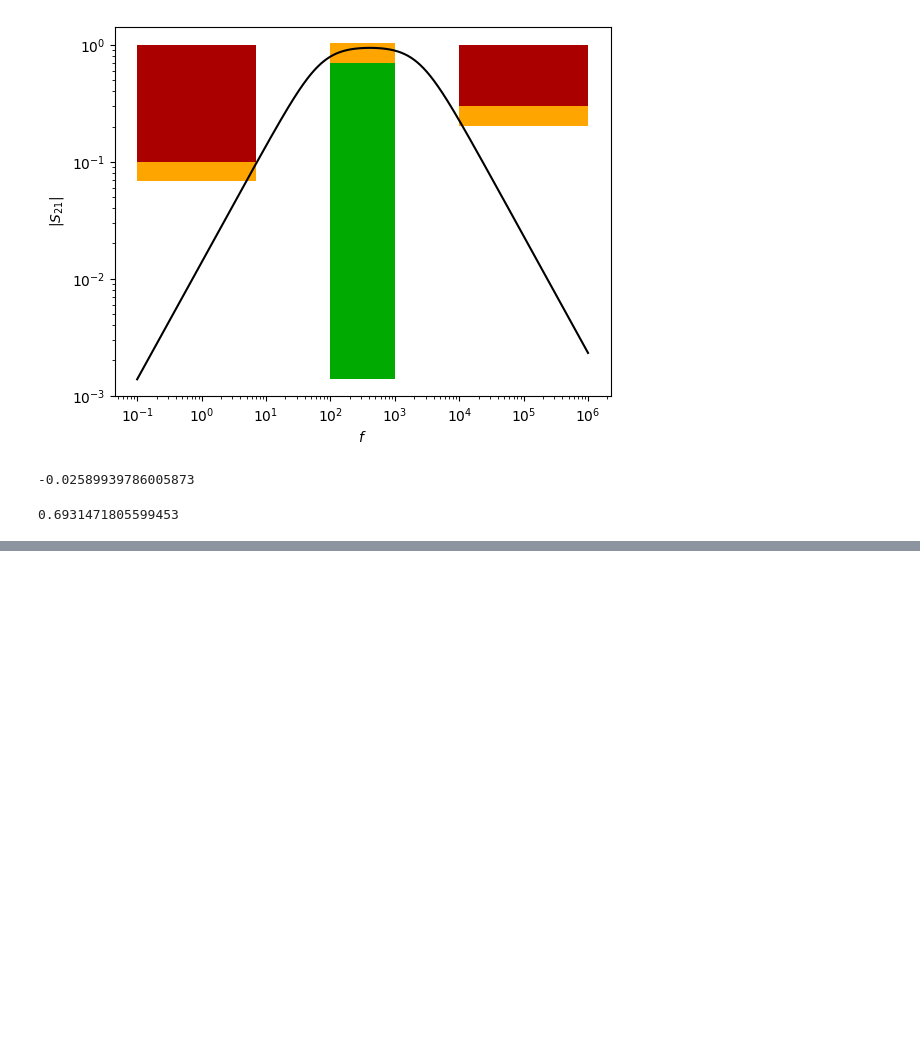
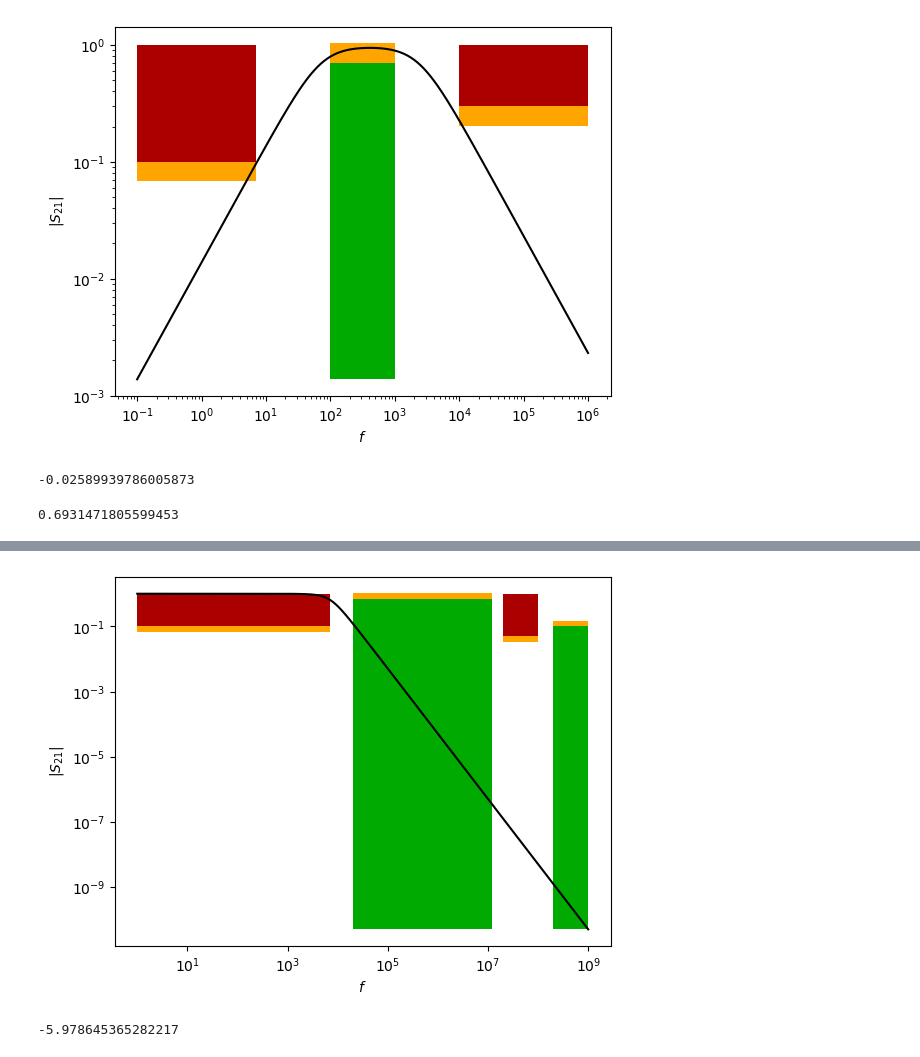
Before and after one commit to szilagyigabor/neurhalo, a Jupyter notebook: software/LC_opt.ipynb, the cells around one changed output, grey strips where cells are left out. Cells and saved outputs as stored; diff of their text form; code cells hidden in the pictures; blank space fills up the shorter version.

```diff
--- a/software/LC_opt.ipynb
+++ b/software/LC_opt.ipynb
@@ -60,0 +115,14 @@ math.log(1+1)
+# %%
+# lowpass filter pas-stop
+# 0.1 - 200kHz, 400kHz - 10MHz
+
+starts = [0.1, 400e3]
+ends = [100e3, 10e6]
+limits = [0.2, 0.4]
+directions = ["pass", "stop"]
+spec = Spec(starts, ends, limits, directions, margin=0.47, n=1000)
+# %%
+spec.cost(plot=True, par1C = math.log(1e-6), ser1L = math.log(1e-3))
+# %% [output]
+[figure, added]
+-5.978645365282217
```
Also changed, not shown: parts of 6 cells of this notebook, 6 other files.
